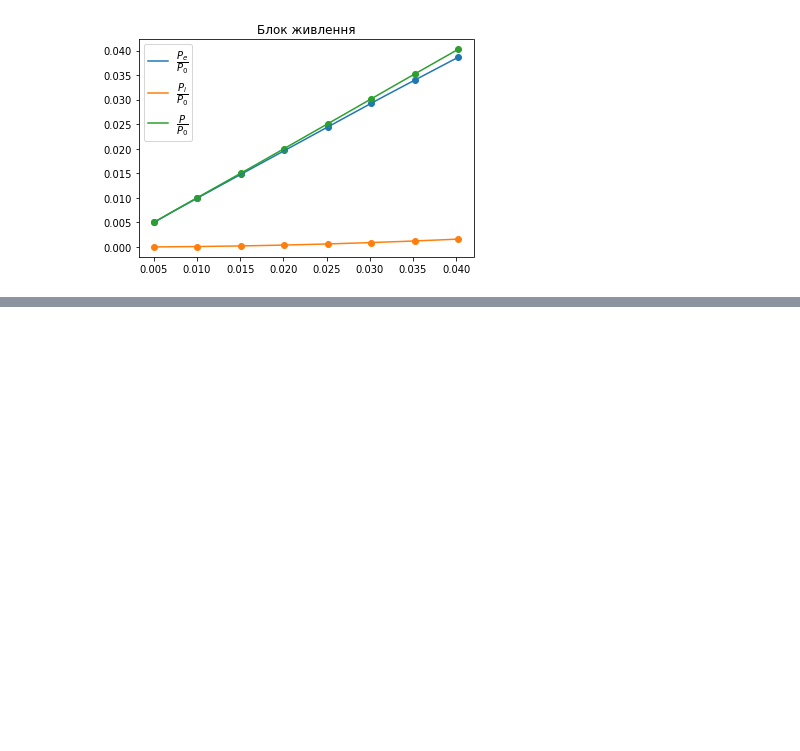
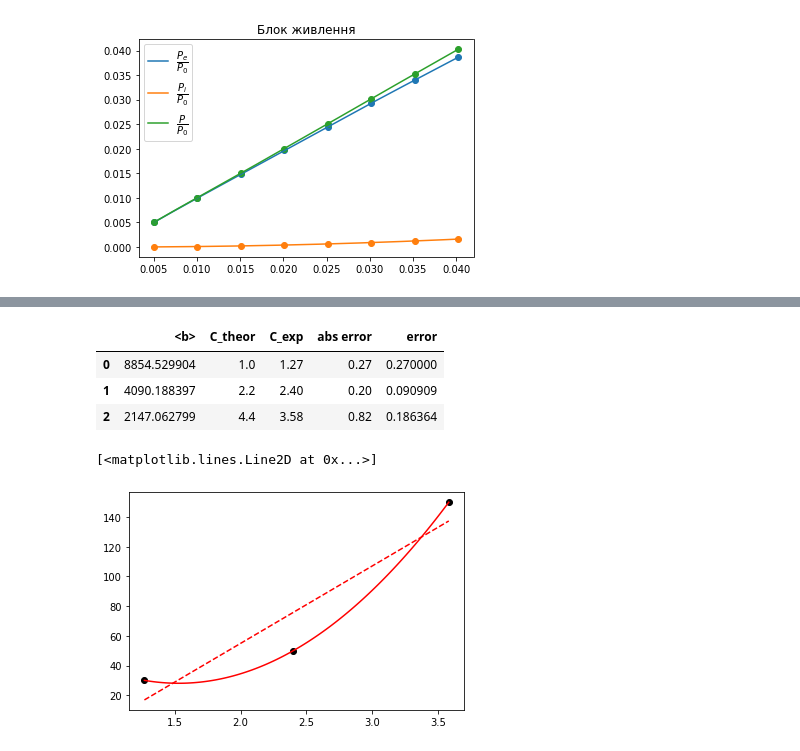
Before and after one commit to nastyabekesheva/labs, a Jupyter notebook: Math/Physics/physics_labs_v1.ipynb, the cells around one changed output, grey strips where cells are left out. Drawn from its saved outputs; the diff is of its cells as text; code cells hidden in the pictures; blank space fills up the shorter version.

```diff
--- a/Math/Physics/physics_labs_v1.ipynb
+++ b/Math/Physics/physics_labs_v1.ipynb
@@ -806,0 +825,8 @@ plt.show()
+# %%
+all_data = {
+    '<b>' : [],
+    'C_theor': np.array([1.0, 2.2, 4.4]),
+    'C_exp' : np.array([1.27, 2.4, 3.58]),
+    'abs error': [],
+    'error': []
+}
@@ -806,0 +907,30 @@ plt.show()
+# %%
+all_data.update({'<b>': np.array([np.poly1d(linear_model_1)[0], np.poly1d(linear_model_2)[0], np.poly1d(linear_model_3)[0]])})
+# %%
+all_data.update({'abs error': np.abs(np.subtract(all_data['C_theor'], all_data['C_exp']))})
+# %%
+all_data.update({'error': np.divide(all_data['abs error'], all_data['C_theor'])})
+# %%
+pd.DataFrame.from_dict(all_data)
+# %% [output]
+|  | <b> | C_theor | C_exp | abs error | error |
+| 0 | 8854.529904 | 1.0 | 1.27 | 0.27 | 0.270000 |
+| 1 | 4090.188397 | 2.2 | 2.40 | 0.20 | 0.090909 |
+| 2 | 2147.062799 | 4.4 | 3.58 | 0.82 | 0.186364 |
+# %%
+x=all_data['C_exp']
+y=np.array([30, 50, 150])
+
+linear_model=np.polyfit(x,y,1)
+linear_model_fn=np.poly1d(linear_model)
+
+xnew = np.linspace(x.min(), x.max(), 100)
+spl = make_interp_spline(x, y, k=2)
+y_smooth = spl(xnew)
+
+plt.scatter(x,y, color="black")
+plt.plot(xnew,y_smooth, color="red")
+plt.plot(x,linear_model_fn(x), color="red", linestyle="dashed")
+# %% [output]
+[<matplotlib.lines.Line2D at 0x...>]
+[figure, added]
```
Also changed, not shown: parts of 10 cells of this notebook.
